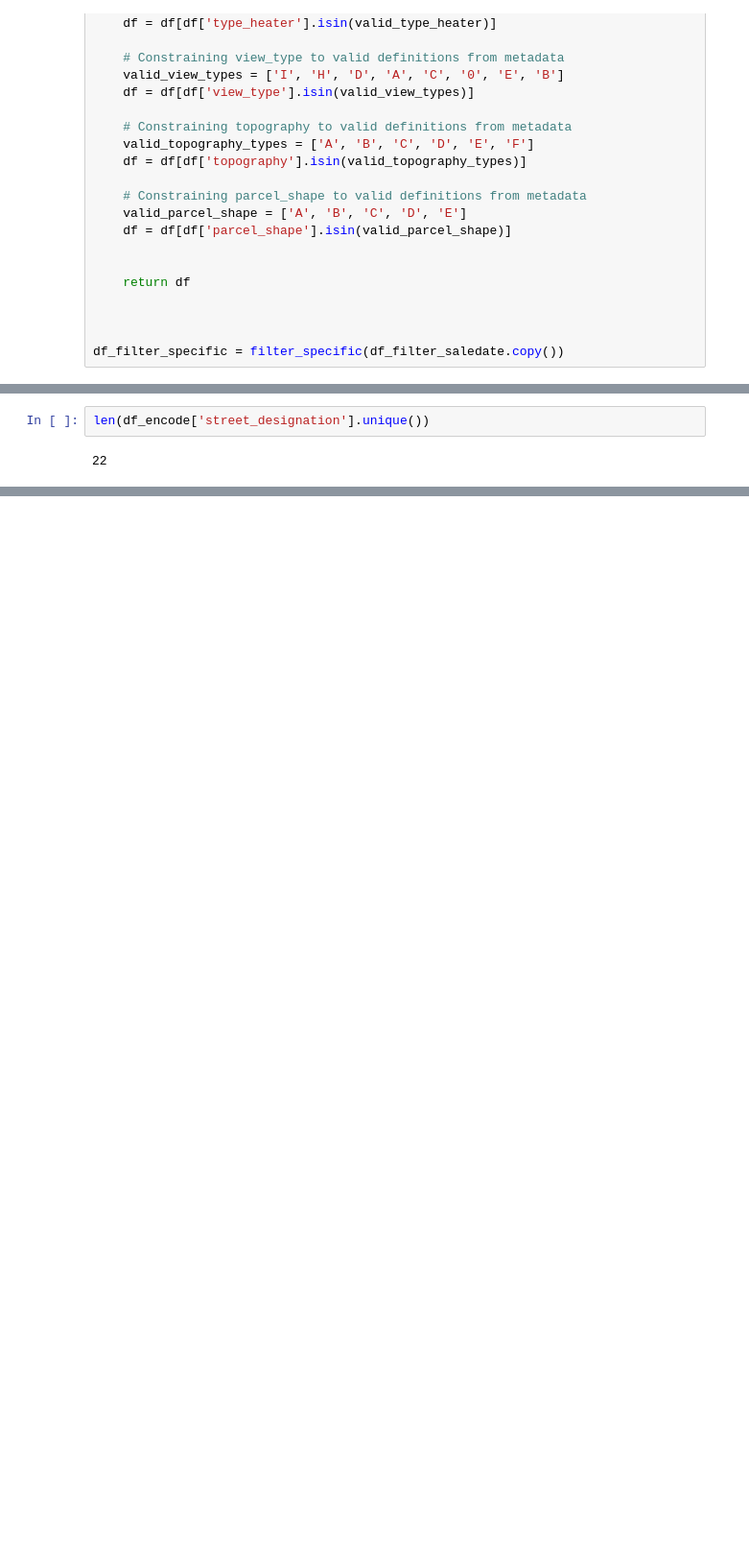
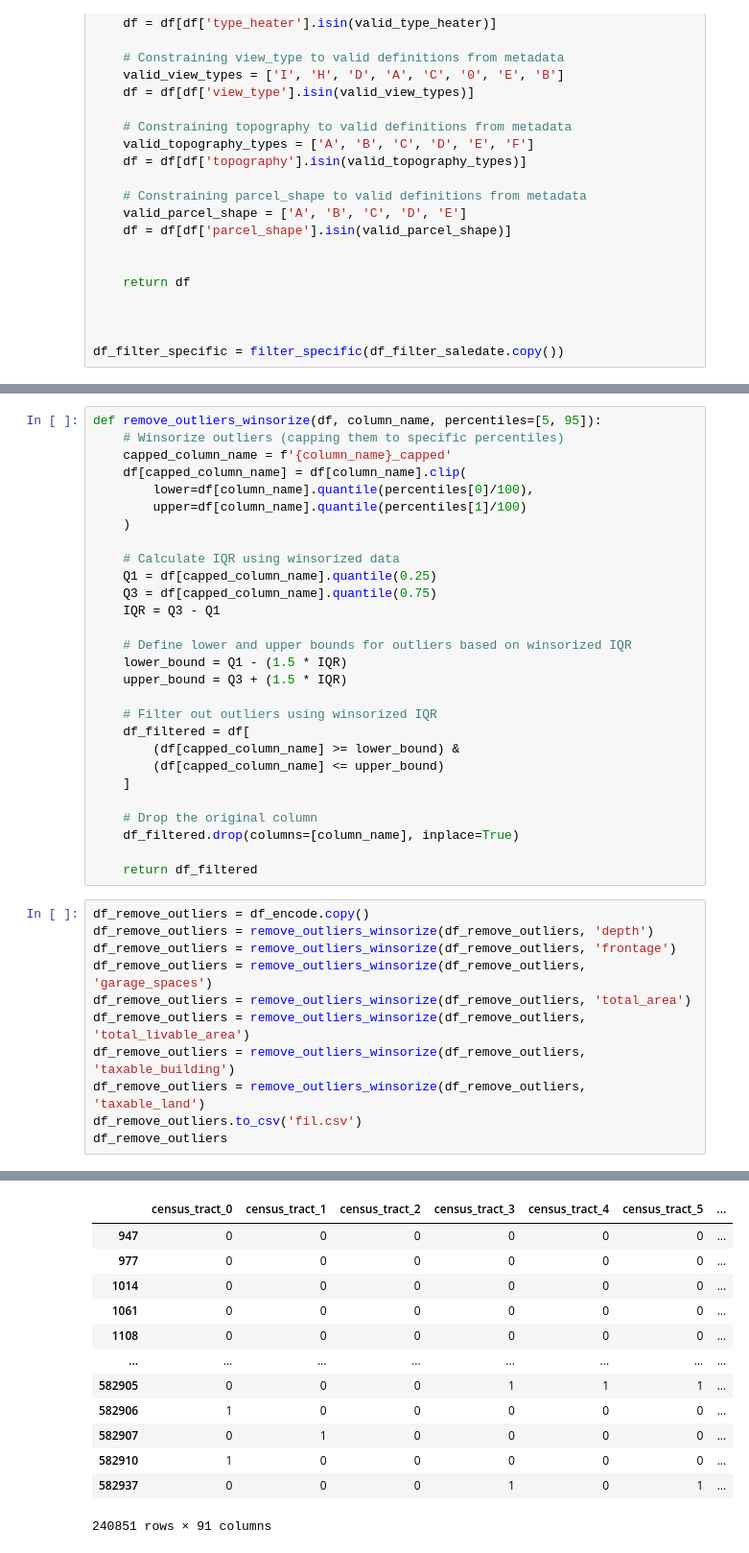
Before and after one commit to dineshUmasankar/philly_house_predictor, a Jupyter notebook: data_preprocessing/preprocessing.ipynb, the cells around one changed output, grey strips where cells are left out. Shown at 96% size. Cells and saved outputs as stored; diff of their text form; blank space fills up the shorter version.

Commit message:
Removing Outliers (Mostly)

```diff
--- a/data_preprocessing/preprocessing.ipynb
+++ b/data_preprocessing/preprocessing.ipynb
@@ -253,7 +253,43 @@ market_value                    0.135084      1.000000
                              homestead_exemption_encoded  market_value
 homestead_exemption_encoded                     1.000000      0.123055
 market_value                                    0.123055      1.000000
-# %%
-len(df_encode['street_designation'].unique())
-# %% [output]
-22
+# %%
+def remove_outliers_winsorize(df, column_name, percentiles=[5, 95]):
+    # Winsorize outliers (capping them to specific percentiles)
+    capped_column_name = f'{column_name}_capped'
+    df[capped_column_name] = df[column_name].clip(
+        lower=df[column_name].quantile(percentiles[0]/100),
+        upper=df[column_name].quantile(percentiles[1]/100)
+    )
+
+    # Calculate IQR using winsorized data
+    Q1 = df[capped_column_name].quantile(0.25)
+    Q3 = df[capped_column_name].quantile(0.75)
+    IQR = Q3 - Q1
+
+    # Define lower and upper bounds for outliers based on winsorized IQR
+    lower_bound = Q1 - (1.5 * IQR)
+    upper_bound = Q3 + (1.5 * IQR)
+
+    # Filter out outliers using winsorized IQR
+    df_filtered = df[
+        (df[capped_column_name] >= lower_bound) &
+        (df[capped_column_name] <= upper_bound)
+    ]
+
+    # Drop the original column
+    df_filtered.drop(columns=[column_name], inplace=True)
+
+    return df_filtered
+# %%
+df_remove_outliers = df_encode.copy()
+df_remove_outliers = remove_outliers_winsorize(df_remove_outliers, 'depth')
+df_remove_outliers = remove_outliers_winsorize(df_remove_outliers, 'frontage')
+df_remove_outliers = remove_outliers_winsorize(df_remove_outliers, 'garage_spaces')
+df_remove_outliers = remove_outliers_winsorize(df_remove_outliers, 'total_area')
+df_remove_outliers = remove_outliers_winsorize(df_remove_outliers, 'total_livable_area')
+df_remove_outliers = remove_outliers_winsorize(df_remove_outliers, 'taxable_building')
+df_remove_outliers = remove_outliers_winsorize(df_remove_outliers, 'taxable_land')
+df_remove_outliers.to_csv('fil.csv')
+df_remove_outliers
+# %% [output]
@@ -259,0 +304,13 @@ len(df_encode['street_designation'].unique())
+|  | census_tract_0 | census_tract_1 | census_tract_2 | census_tract_3 | census_tract_4 | census_tract_5 | ... |
+| 947 | 0 | 0 | 0 | 0 | 0 | 0 | ... |
+| 977 | 0 | 0 | 0 | 0 | 0 | 0 | ... |
+| 1014 | 0 | 0 | 0 | 0 | 0 | 0 | ... |
+| 1061 | 0 | 0 | 0 | 0 | 0 | 0 | ... |
+| 1108 | 0 | 0 | 0 | 0 | 0 | 0 | ... |
+| ... | ... | ... | ... | ... | ... | ... | ... |
+| 582905 | 0 | 0 | 0 | 1 | 1 | 1 | ... |
+| 582906 | 1 | 0 | 0 | 0 | 0 | 0 | ... |
+| 582907 | 0 | 1 | 0 | 0 | 0 | 0 | ... |
+| 582910 | 1 | 0 | 0 | 0 | 0 | 0 | ... |
+| 582937 | 0 | 0 | 0 | 1 | 0 | 1 | ... |
+240851 rows × 91 columns
```
Also changed, not shown: parts of 2 cells of this notebook, 4 other files.
